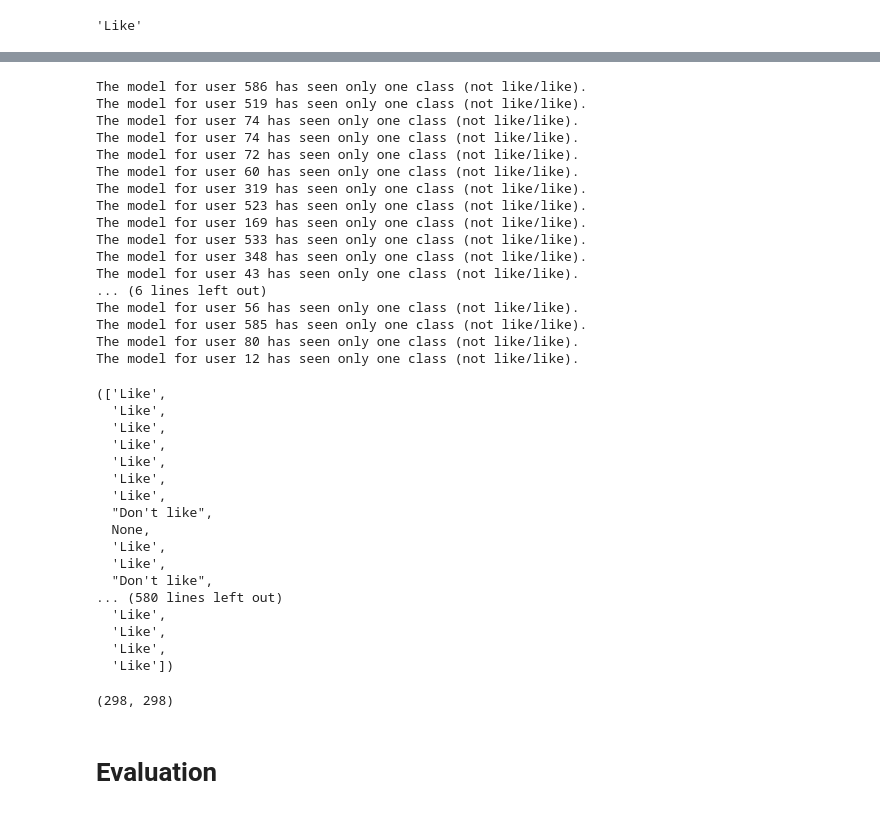
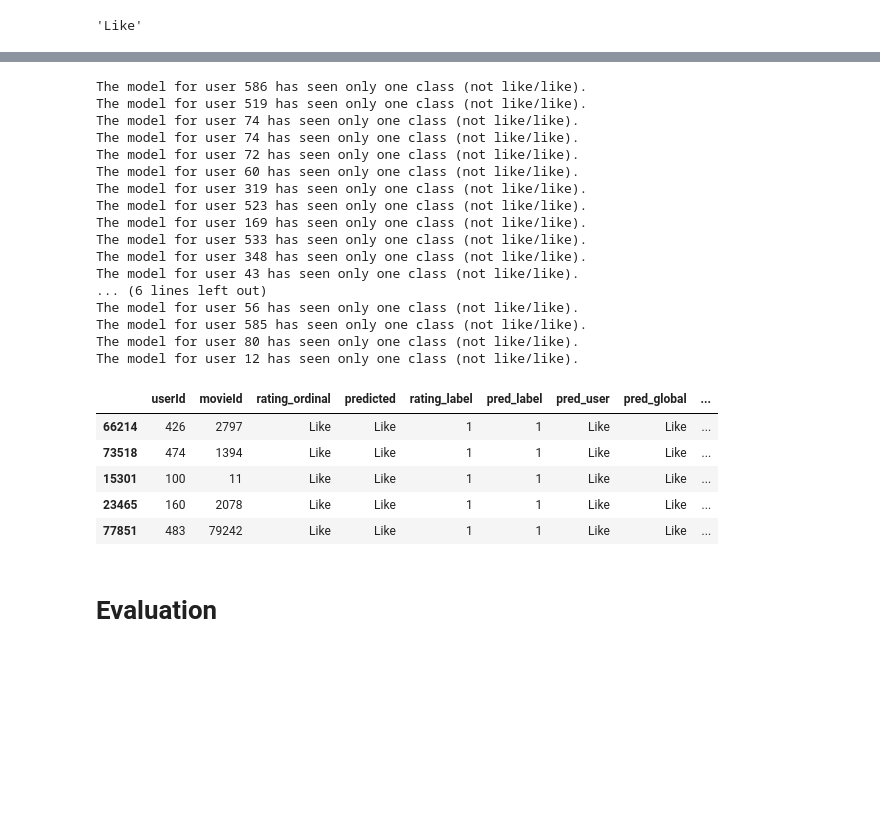
Before and after one commit to EliaTosin/DataAnaCla25, a Jupyter notebook: flipped_9/evaluation_rec_sys.ipynb, the cells around one changed output, grey strips where cells are left out. Saved outputs shown, nothing was run; the diff lists cells and outputs as text; code cells hidden in the pictures; blank space fills up the shorter version.

```diff
--- a/flipped_9/evaluation_rec_sys.ipynb
+++ b/flipped_9/evaluation_rec_sys.ipynb
@@ -527,5 +544,5 @@ df_predictions.head()
 # %%
-u, g = test_naive_cf_content_based(df_predictions, df_train=df_train)
+test_naive_cf_content_based()
 # %% [output]
 The model for user 586 has seen only one class (not like/like).
 The model for user 519 has seen only one class (not like/like).
@@ -544,26 +561,25 @@ The model for user 56 has seen only one class (not like/like).
 The model for user 585 has seen only one class (not like/like).
 The model for user 80 has seen only one class (not like/like).
 The model for user 12 has seen only one class (not like/like).
-(['Like',
-  'Like',
-  'Like',
-  'Like',
-  'Like',
-  'Like',
-  'Like',
-  "Don't like",
-  None,
-  'Like',
-  'Like',
-  "Don't like",
-... (580 lines left out)
-  'Like',
-  'Like',
-  'Like',
-  'Like'])
-# %%
-len(u), len(df_predictions)
-# %% [output]
-(298, 298)
+# %%
+df_predictions.dropna(subset=['pred_user', 'pred_global'], inplace=True)
+
+df_predictions['pred_user_label'] = df_predictions['pred_user'].map({
+    "Don't like": 0,
+    "Like": 1
+})
+
+df_predictions['pred_global_label'] = df_predictions['pred_global'].map({
+    "Don't like": 0,
+    "Like": 1
+})
+df_predictions.head()
+# %% [output]
+|  | userId | movieId | rating_ordinal | predicted | rating_label | pred_label | pred_user | pred_global | ... |
+| 66214 | 426 | 2797 | Like | Like | 1 | 1 | Like | Like | ... |
+| 73518 | 474 | 1394 | Like | Like | 1 | 1 | Like | Like | ... |
+| 15301 | 100 | 11 | Like | Like | 1 | 1 | Like | Like | ... |
+| 23465 | 160 | 2078 | Like | Like | 1 | 1 | Like | Like | ... |
+| 77851 | 483 | 79242 | Like | Like | 1 | 1 | Like | Like | ... |
 # %% [markdown]
 # Evaluation
```
Also changed, not shown: parts of 17 cells of this notebook.
